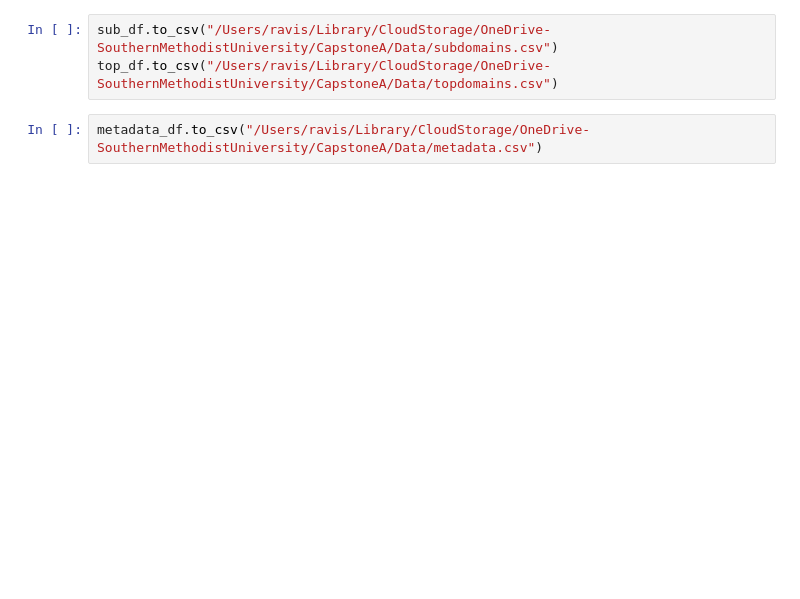
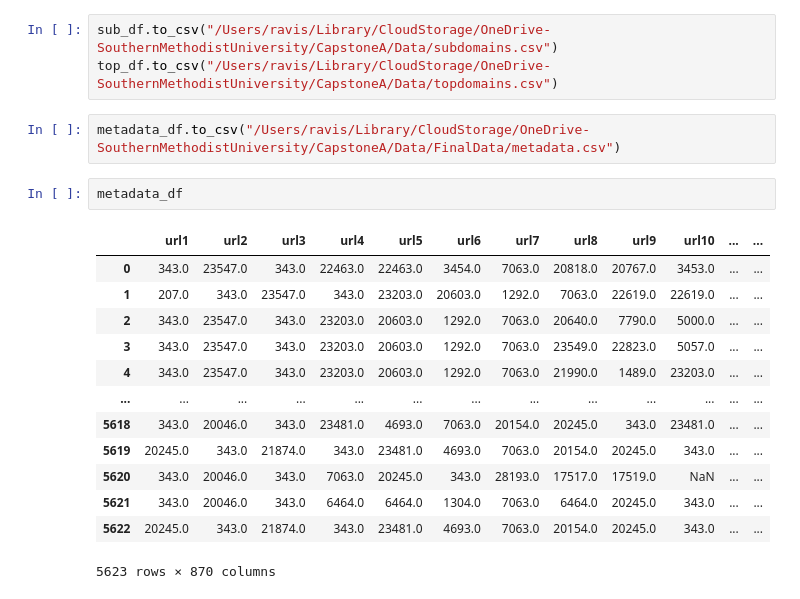
Before and after one commit to ravisiv/PhishingEmailDetection, a Jupyter notebook: metadata_df.ipynb, the cells around one changed output. Saved outputs shown, nothing was run; the diff lists cells and outputs as text; blank space fills up the shorter version.

```diff
--- a/metadata_df.ipynb
+++ b/metadata_df.ipynb
@@ -391,4 +363,20 @@ NameError: name 'subdomains_uniq' is not defined
 sub_df.to_csv("/Users/ravis/Library/CloudStorage/OneDrive-SouthernMethodistUniversity/CapstoneA/Data/subdomains.csv")
 top_df.to_csv("/Users/ravis/Library/CloudStorage/OneDrive-SouthernMethodistUniversity/CapstoneA/Data/topdomains.csv")
 # %%
-metadata_df.to_csv("/Users/ravis/Library/CloudStorage/OneDrive-SouthernMethodistUniversity/CapstoneA/Data/metadata.csv")
+metadata_df.to_csv("/Users/ravis/Library/CloudStorage/OneDrive-SouthernMethodistUniversity/CapstoneA/Data/FinalData/metadata.csv")
+# %%
+metadata_df
+# %% [output]
+|  | url1 | url2 | url3 | url4 | url5 | url6 | url7 | url8 | url9 | url10 | ... | ... |
+| 0 | 343.0 | 23547.0 | 343.0 | 22463.0 | 22463.0 | 3454.0 | 7063.0 | 20818.0 | 20767.0 | 3453.0 | ... | ... |
+| 1 | 207.0 | 343.0 | 23547.0 | 343.0 | 23203.0 | 20603.0 | 1292.0 | 7063.0 | 22619.0 | 22619.0 | ... | ... |
+| 2 | 343.0 | 23547.0 | 343.0 | 23203.0 | 20603.0 | 1292.0 | 7063.0 | 20640.0 | 7790.0 | 5000.0 | ... | ... |
+| 3 | 343.0 | 23547.0 | 343.0 | 23203.0 | 20603.0 | 1292.0 | 7063.0 | 23549.0 | 22823.0 | 5057.0 | ... | ... |
+| 4 | 343.0 | 23547.0 | 343.0 | 23203.0 | 20603.0 | 1292.0 | 7063.0 | 21990.0 | 1489.0 | 23203.0 | ... | ... |
+| ... | ... | ... | ... | ... | ... | ... | ... | ... | ... | ... | ... | ... |
+| 5618 | 343.0 | 20046.0 | 343.0 | 23481.0 | 4693.0 | 7063.0 | 20154.0 | 20245.0 | 343.0 | 23481.0 | ... | ... |
+| 5619 | 20245.0 | 343.0 | 21874.0 | 343.0 | 23481.0 | 4693.0 | 7063.0 | 20154.0 | 20245.0 | 343.0 | ... | ... |
+| 5620 | 343.0 | 20046.0 | 343.0 | 7063.0 | 20245.0 | 343.0 | 28193.0 | 17517.0 | 17519.0 | NaN | ... | ... |
+| 5621 | 343.0 | 20046.0 | 343.0 | 6464.0 | 6464.0 | 1304.0 | 7063.0 | 6464.0 | 20245.0 | 343.0 | ... | ... |
+| 5622 | 20245.0 | 343.0 | 21874.0 | 343.0 | 23481.0 | 4693.0 | 7063.0 | 20154.0 | 20245.0 | 343.0 | ... | ... |
+5623 rows × 870 columns
```
Also changed, not shown: parts of 9 cells of this notebook, 1 other file.
